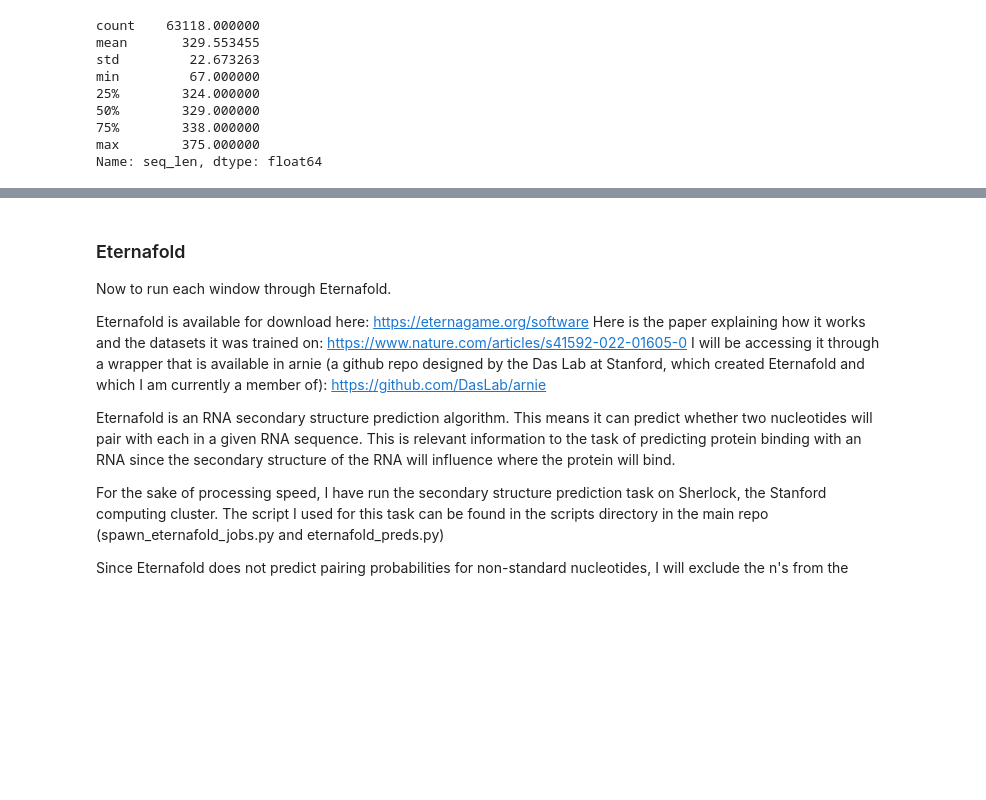
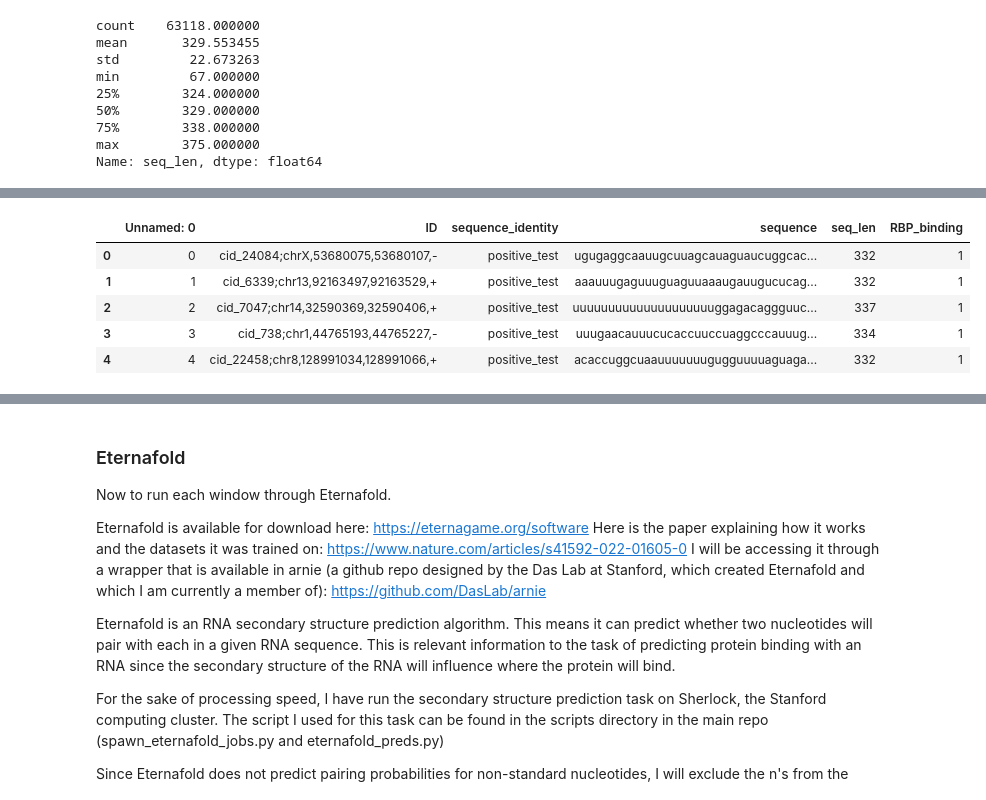
Before and after one commit to gnye8/RBP_Prediction, a Jupyter notebook: notebooks/Exploratory_Data_Analysis.ipynb, the cells around one changed output, grey strips where cells are left out. Saved outputs shown, nothing was run; the diff lists cells and outputs as text; code cells hidden in the pictures; blank space fills up the shorter version.

```diff
--- a/notebooks/Exploratory_Data_Analysis.ipynb
+++ b/notebooks/Exploratory_Data_Analysis.ipynb
@@ -112,13 +118,11 @@ def split_seq_into_windows(seq, window_size=100, shift=50):
 # %%
-ago1234_windows = {}
-for index,row in ago1234.iterrows():
-    windows_dict = {}
-    seq = row['padded_seqs']
-    ID = row['ID']
-    windows, coords = split_seq_into_windows(seq)
-    windows_dict['padded_seqs'] = seq
-    windows_dict['ID'] = ID
-    for window,coord in zip(windows,coords):
-        windows_dict[f'window{coord}'] = window
-    ago1234_windows[index] = windows_dict
+hnrnpc = pd.read_csv('../data/intermediate/hnrnpc.csv')
+hnrnpc.head()
+# %% [output]
+|  | Unnamed: 0 | ID | sequence_identity | sequence | seq_len | RBP_binding |
+| 0 | 0 | cid_24084;chrX,53680075,53680107,- | positive_test | ugugaggcaauugcuuagcauaguaucuggcac... | 332 | 1 |
+| 1 | 1 | cid_6339;chr13,92163497,92163529,+ | positive_test | aaauuugaguuuguaguuaaaugauugucucag... | 332 | 1 |
+| 2 | 2 | cid_7047;chr14,32590369,32590406,+ | positive_test | uuuuuuuuuuuuuuuuuuuuggagacaggguuc... | 337 | 1 |
+| 3 | 3 | cid_738;chr1,44765193,44765227,- | positive_test | uuugaacauuucucaccuuccuaggcccauuug... | 334 | 1 |
+| 4 | 4 | cid_22458;chr8,128991034,128991066,+ | positive_test | acaccuggcuaauuuuuuugugguuuuaguaga... | 332 | 1 |
 # %%
```
Also changed, not shown: parts of 27 cells of this notebook, 2 other files.
